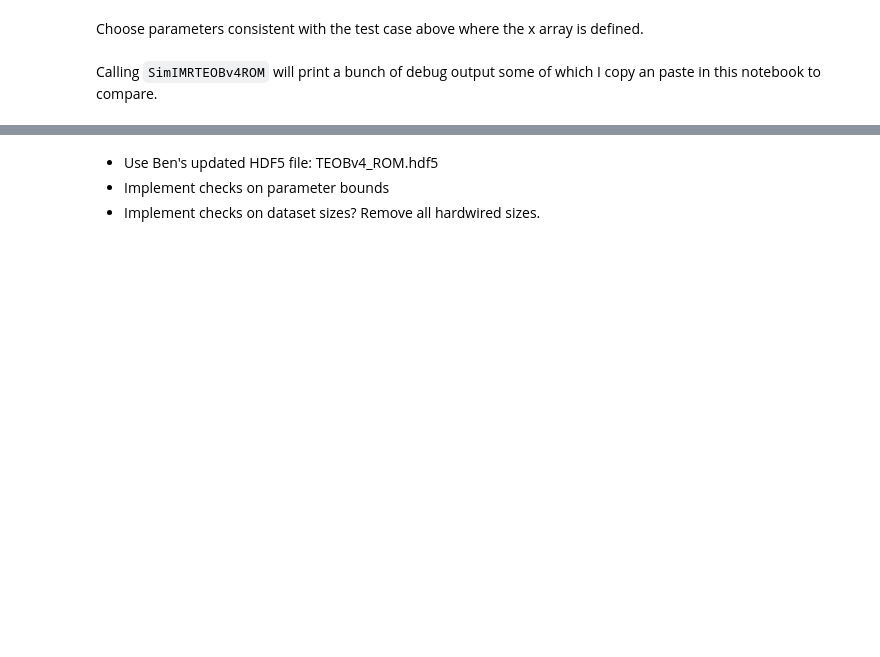
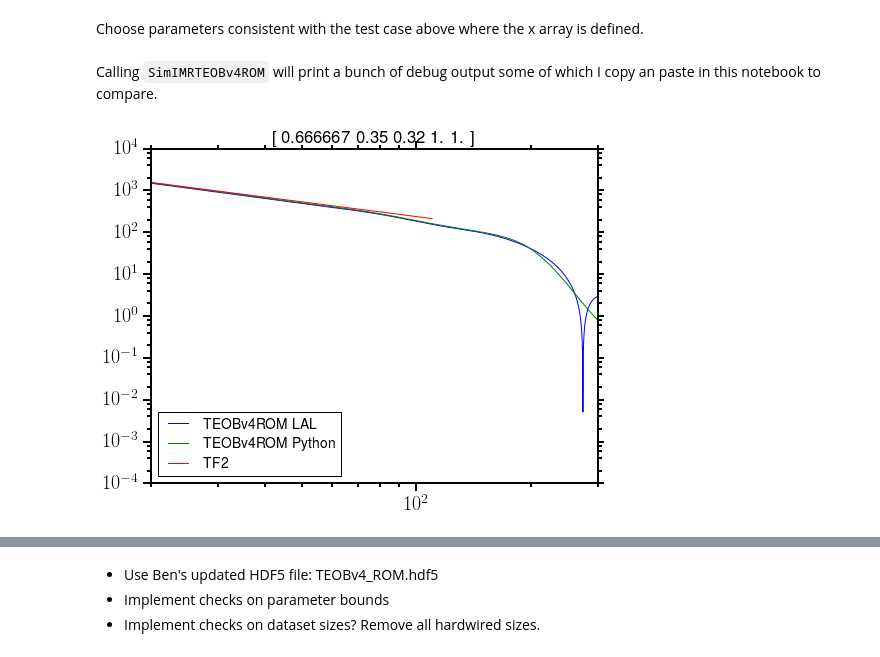
Before and after one commit to benjaminlackey/gpsurrogate, a Jupyter notebook: src/TEOB-LAL-implementation/LalsuiteSurrogate_MP.ipynb, the cells around one changed output, grey strips where cells are left out. Drawn from its saved outputs; the diff is of its cells as text; code cells hidden in the pictures; blank space fills up the shorter version.

Commit message:
LAL code agrees with Python surrogate code
Comparison against FFTed TEOBv4 is reasonable. Phase convention should be correct now.
Timeshift should be tweaked a bit further.

```diff
--- a/src/TEOB-LAL-implementation/LalsuiteSurrogate_MP.ipynb
+++ b/src/TEOB-LAL-implementation/LalsuiteSurrogate_MP.ipynb
@@ -905,6 +951,9 @@ semilogx(h_sur.x, h_sur.amp * np.exp(1j * h_sur.phase))
 [figure]
 # %% [markdown]
 ## Ongoing testing of C code
+# %%
+x = np.array([1.0/1.5, 0.35, 0.32, 1.0, 1.0])
+x = np.array([1.0/1.5, 0.35, 0.32, 5000.0, 5000.0])
 # %% [markdown]
 Choose parameters consistent with the test case above where the x array is defined.
 # %%
@@ -925,3 +974,5 @@ m1SI, m2SI, chi1, chi2, lambda1, lambda2, nk_max = m1*lal.MSUN_SI, m2*lal.MSUN_S
 
 hp, hc = LS.SimIMRTEOBv4ROM(phiRef, deltaF, fLow, fHigh, fRef, distance, inclination,
                 m1SI, m2SI, chi1, chi2, lambda1, lambda2, nk_max)
+h = hp.data.data + 1j*hc.data.data
+fHz = np.arange(hp.data.length)*hp.deltaF
@@ -927,0 +1048,33 @@ hp, hc = LS.SimIMRTEOBv4ROM(phiRef, deltaF, fLow, fHigh, fRef, distance, inclina
+# %%
+def TEOB_surrogate_Python(Mtot, x, fHz):
+    Mtot_sec = Mtot * lal.MTSUN_SI
+    mfs = fHz * Mtot_sec
+
+    # Compute TaylorF2 reference waveform
+    h_ref = geometric_reference_waveform(x, mfs)
+
+    # Evaluate surrogate for amplitude and phase corrections
+    amp_interp, phase_interp = TEOB_surrogate_Python_compute_amplitude_phase_corrections(x, mfs)
+
+    # Surrogate of A and \Phi
+    h_sur = h_ref.copy()
+    h_sur.amp *= np.exp(amp_interp)
+    h_sur.phase += phase_interp
+
+    # switch conventions to agree with LAL
+    #h_sur.phase = -h_sur.phase
+    #h_sur.phase
+
+    return h_sur
+# %%
+fHz_gt_fLow = fHz[np.where(fHz > fLow)]
+h_sur = TEOB_surrogate_Python(Mtot, x, fHz_gt_fLow)
+# %%
+plt.loglog(fHz, np.abs(h), label='TEOBv4ROM LAL')
+plt.loglog(fHz_gt_fLow, 12*h_sur.amp, label='TEOBv4ROM Python')
+plt.loglog(fHzTF2, np.abs(hTF2), label='TF2');
+plt.legend(loc=3)
+plt.title(x)
+plt.xlim([20, 300]);
+# %% [output]
+[figure, added]
```
Also changed, not shown: parts of 48 cells of this notebook, 1 other file.
